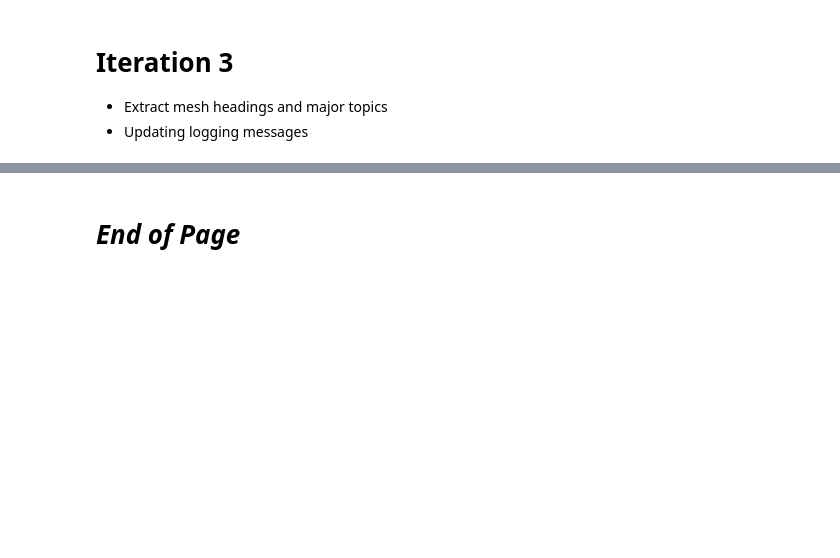
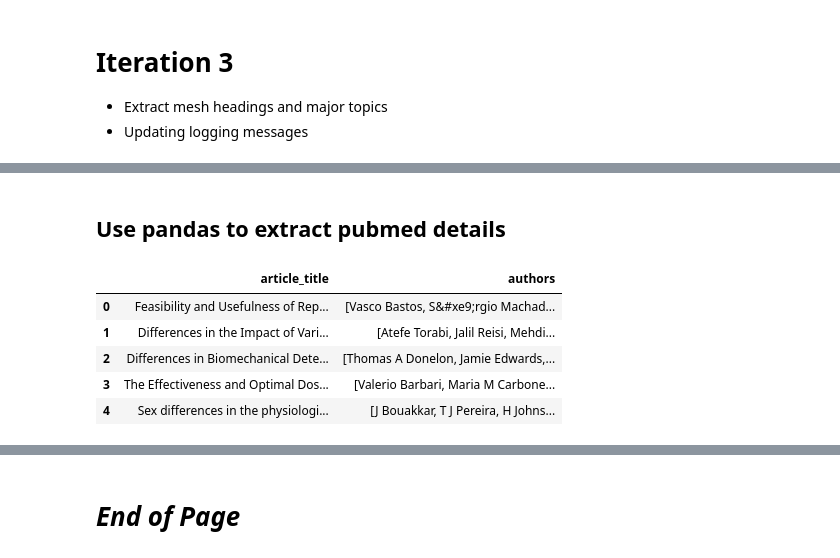
Before and after one commit to silvhua/pubmed-search, a Jupyter notebook: notebooks/2024-04-03 pubmed api.ipynb, the cells around one changed output, grey strips where cells are left out. Saved outputs shown, nothing was run; the diff lists cells and outputs as text; code cells hidden in the pictures; blank space fills up the shorter version.

Commit message:
Use pandas to extract pubmed details

```diff
--- a/notebooks/2024-04-03 pubmed api.ipynb
+++ b/notebooks/2024-04-03 pubmed api.ipynb
@@ -1836,0 +2128,28 @@ mesh qualifiers: ['epidemiology', 'complications']
+# %% [markdown]
+## Use pandas to extract pubmed details
+# %%
+def extract_pubmed_details_df(record_strings_list):
+    df = pd.DataFrame()
+    record_strings = pd.Series(record_strings_list)
+
+    # extract article title
+    df['article_title'] = record_strings.str.extract(r'<ArticleTitle>(.*?)</ArticleTitle>')
+
+    # extract authors as a list
+    authors = record_strings.str.extractall(r'<Author ValidYN="Y".*?><LastName>(.*?)</LastName><ForeName>(.*?)</ForeName>')
+    authors['fullname'] = authors[1] + ' ' + authors[0]
+    df['authors'] = authors['fullname'].groupby(level=0).apply(lambda groupby: [name for name in groupby])
+    # return grouped
+    # # return authors
+    return df
+
+record_strings_list = result_dict[iteration].record_strings_dict[1]
+df = extract_pubmed_details_df(record_strings_list)
+df
+# %% [output]
+|  | article_title | authors |
+| 0 | Feasibility and Usefulness of Rep... | [Vasco Bastos, S&#xe9;rgio Machad... |
+| 1 | Differences in the Impact of Vari... | [Atefe Torabi, Jalil Reisi, Mehdi... |
+| 2 | Differences in Biomechanical Dete... | [Thomas A Donelon, Jamie Edwards,... |
+| 3 | The Effectiveness and Optimal Dos... | [Valerio Barbari, Maria M Carbone... |
+| 4 | Sex differences in the physiologi... | [J Bouakkar, T J Pereira, H Johns... |
```
Also changed, not shown: parts of 6 cells of this notebook.
